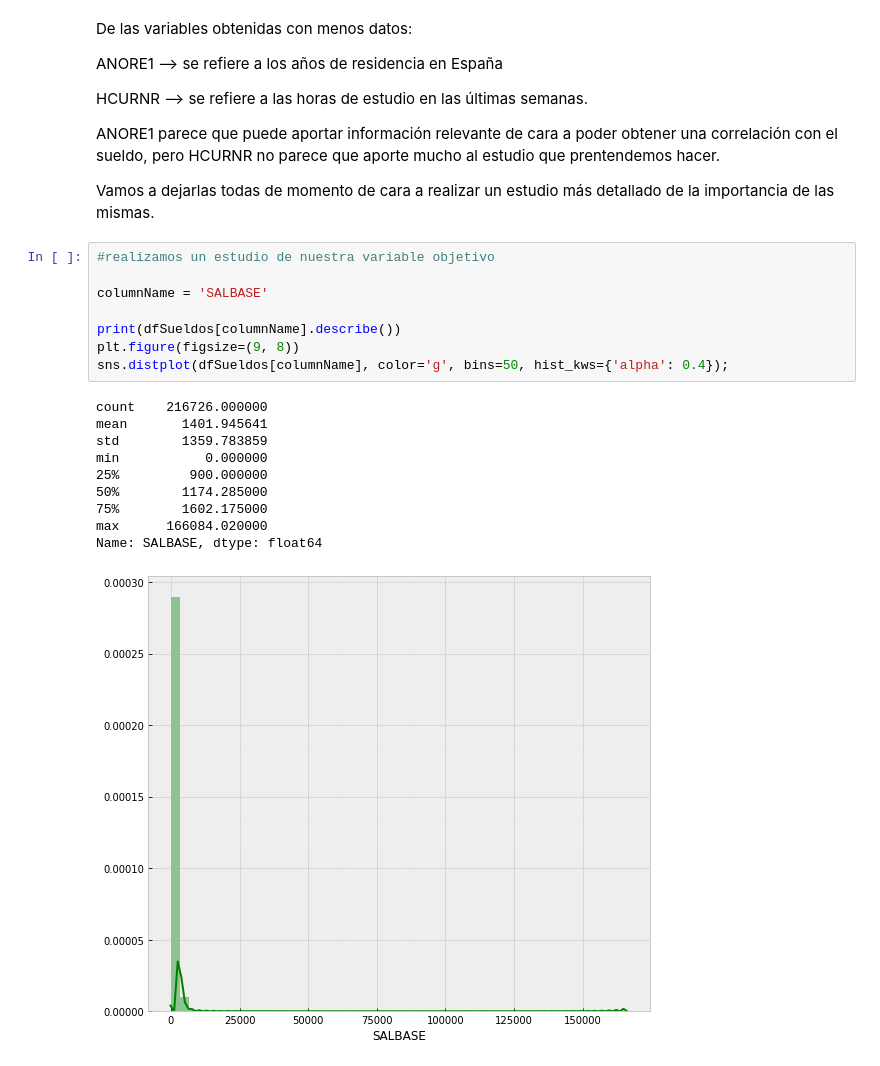
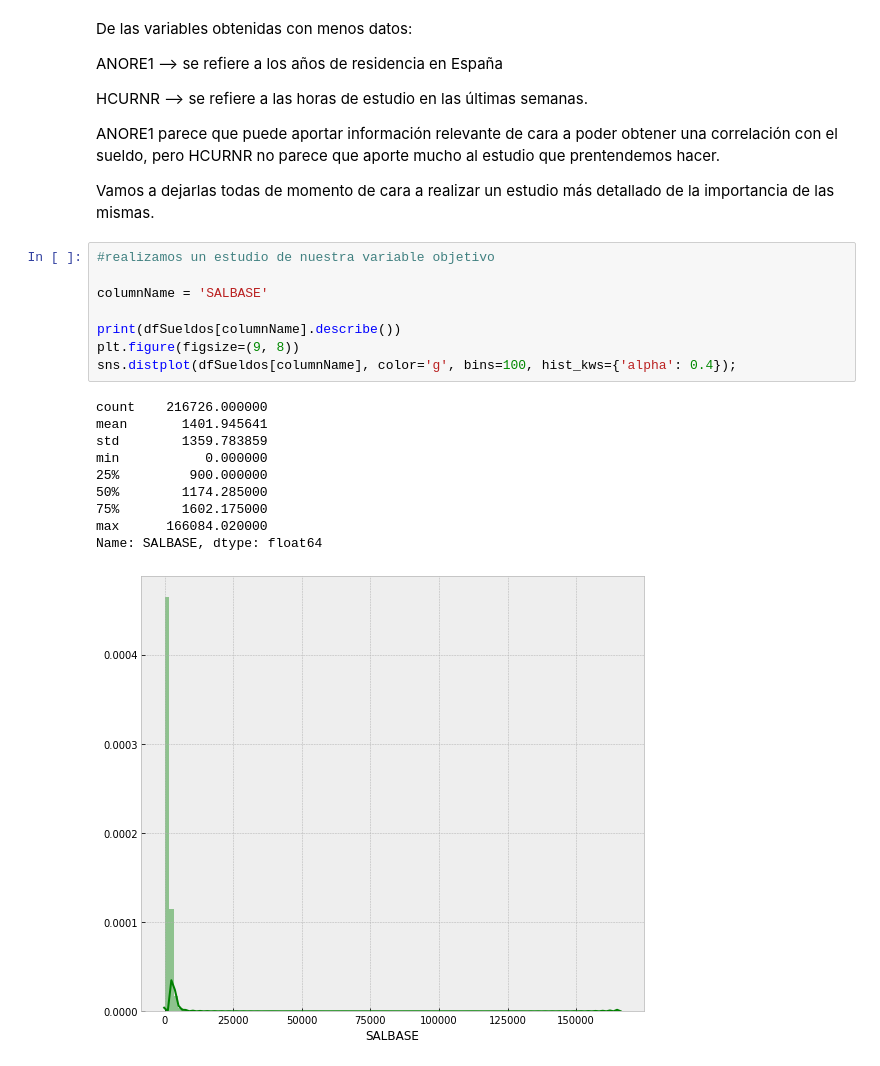
Before and after one commit to Jorge-Saura/UOC-Tipologia-Practica2, a Jupyter notebook: practica.ipynb, the cells around one changed output. Cells and saved outputs as stored; diff of their text form.

```diff
--- a/practica.ipynb
+++ b/practica.ipynb
@@ -130,19 +132,19 @@ Vamos a dejarlas todas de momento de cara a realizar un estudio más detallado d
 # %%
 #realizamos un estudio de nuestra variable objetivo
 
 columnName = 'SALBASE'
 
 print(dfSueldos[columnName].describe())
 plt.figure(figsize=(9, 8))
-sns.distplot(dfSueldos[columnName], color='g', bins=50, hist_kws={'alpha': 0.4});
+sns.distplot(dfSueldos[columnName], color='g', bins=100, hist_kws={'alpha': 0.4});
 # %% [output]
 count    216726.000000
 mean       1401.945641
 std        1359.783859
 min           0.000000
 25%         900.000000
 50%        1174.285000
 75%        1602.175000
 max      166084.020000
 Name: SALBASE, dtype: float64
-[figure, old version]
+[figure, new version]
```
Also changed, not shown: parts of 8 cells of this notebook.
